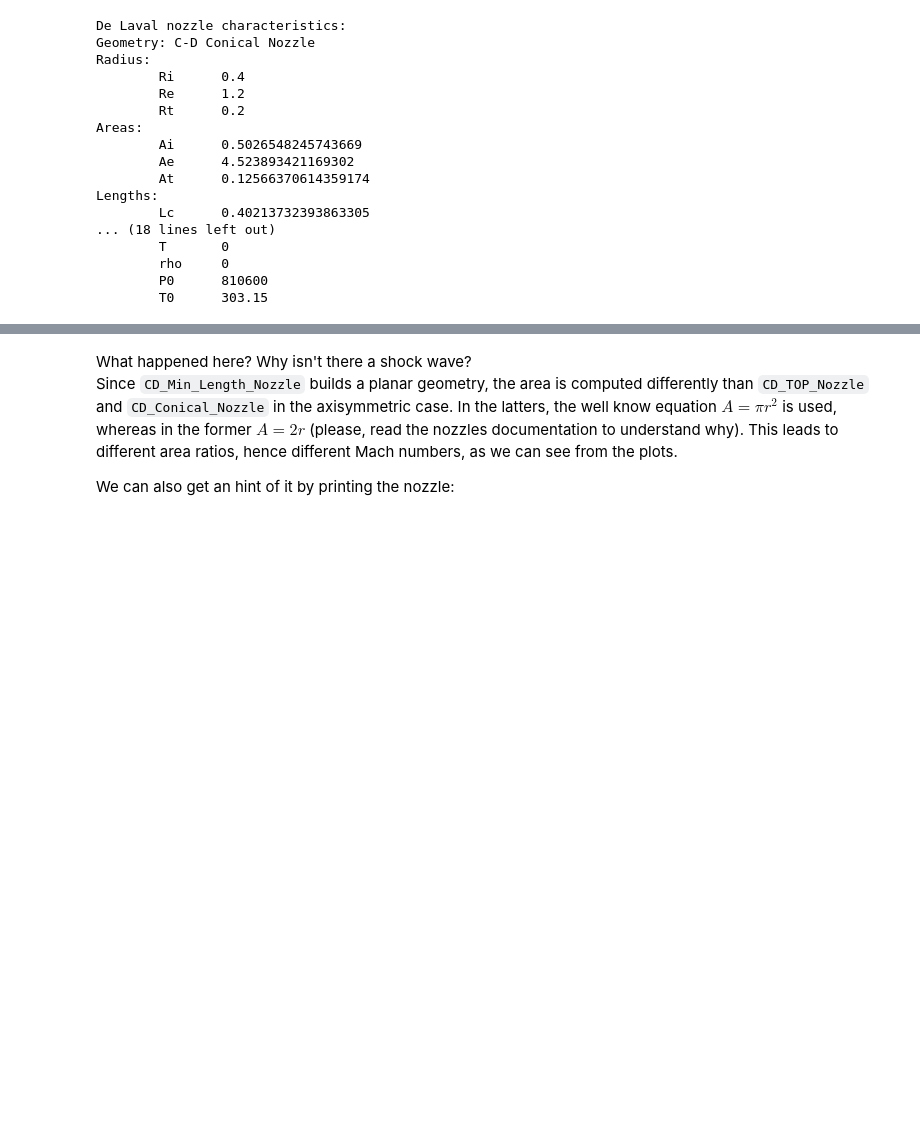
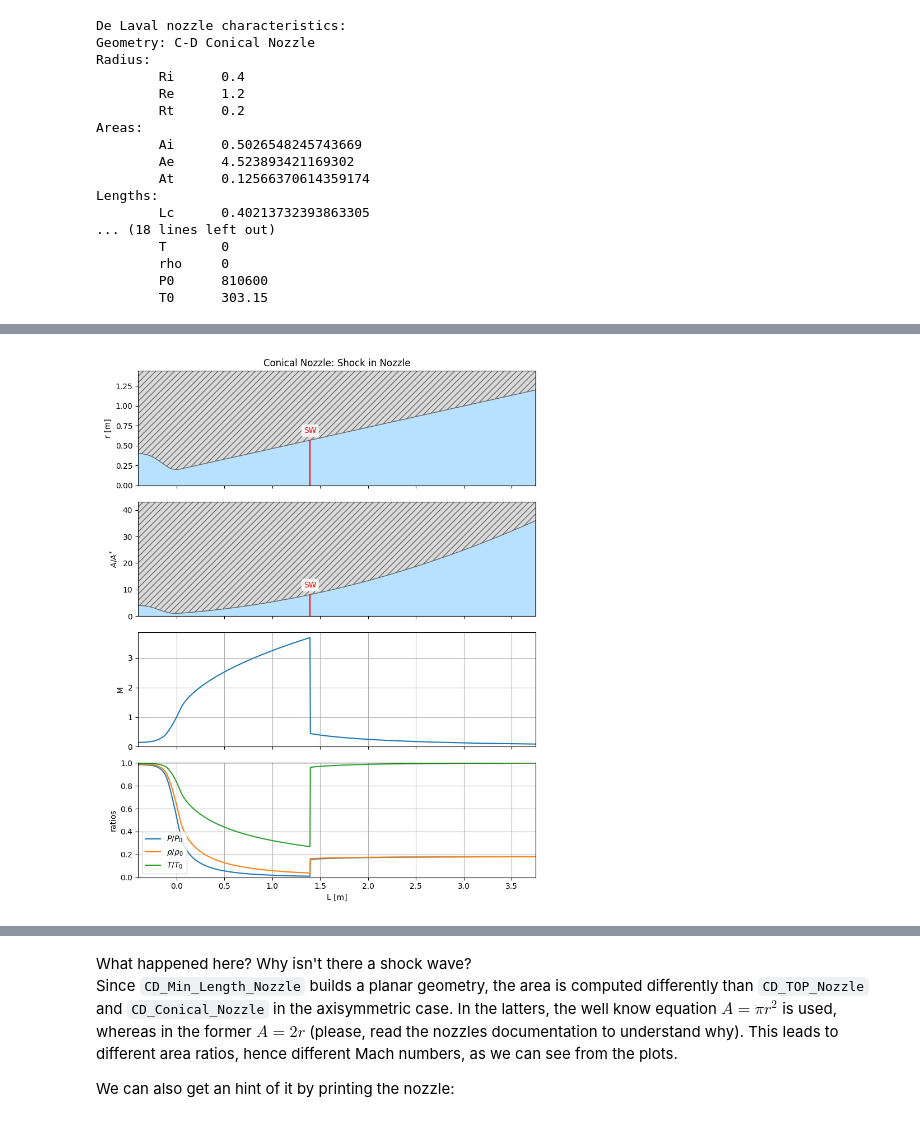
Before and after one commit to Davide-sd/pygasflow, a Jupyter notebook: examples/08_Convergent_Divergent_Solver.ipynb, the cells around one changed output, grey strips where cells are left out. Cells and saved outputs as stored; diff of their text form; code cells hidden in the pictures; blank space fills up the shorter version.

```diff
--- a/examples/08_Convergent_Divergent_Solver.ipynb
+++ b/examples/08_Convergent_Divergent_Solver.ipynb
@@ -211,0 +127,5 @@ Plot_Nozzle(geom_moc, L3, A3, M3, P3, rho3, T3, flow_condition3, Asw_At_ratio3,
+# %%
+Pb_P0_ratio = 0.18
+nozzle_conical.plot(Pb_P0_ratio)
+# %% [output]
+[figure, added]
```
Also changed, not shown: parts of 9 cells of this notebook, 6 other files.
